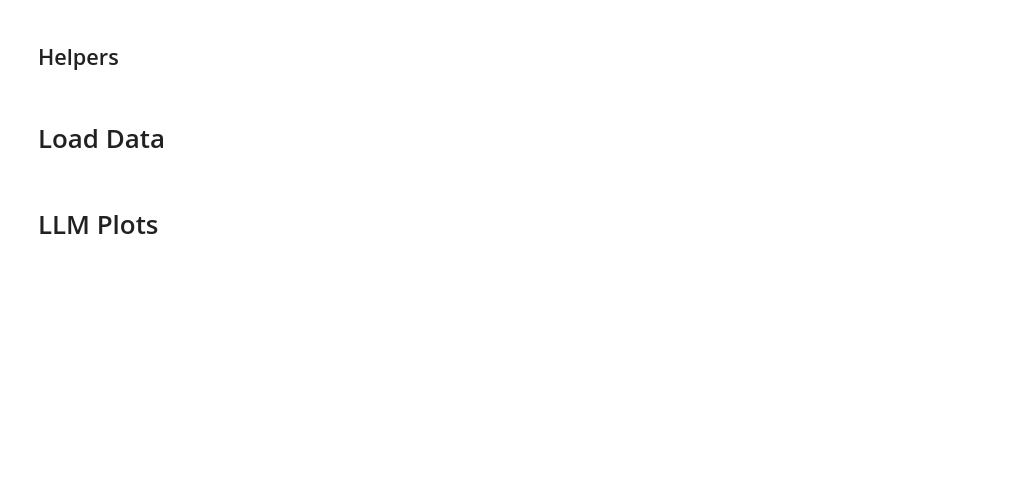
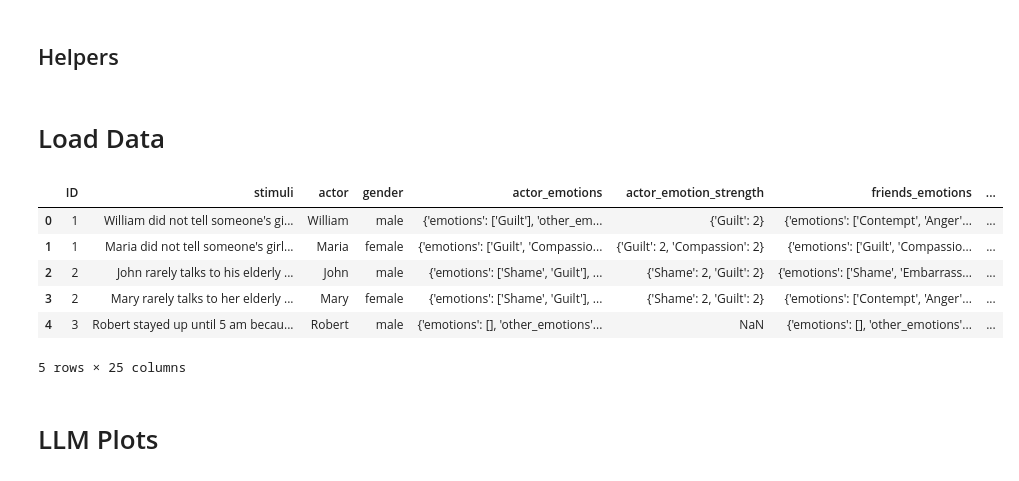
Before and after one commit to sunnyraiphd/NormReact, a Jupyter notebook: notebooks/metanorms_plots.ipynb, the cells around one changed output. Saved outputs shown, nothing was run; the diff lists cells and outputs as text; code cells hidden in the pictures; blank space fills up the shorter version.

```diff
--- a/notebooks/metanorms_plots.ipynb
+++ b/notebooks/metanorms_plots.ipynb
@@ -309,6 +313,16 @@ df_claude_gender  = df_claude_gender.merge(meta, on="ID", how="inner")
 df_gemini_gender  = df_gemini_gender.merge(meta, on="ID", how="inner")
 df_gpt_oss_gender = df_gpt_oss_gender.merge(meta, on="ID", how="inner")
 df_llama_gender   = df_llama_gender.merge(meta, on="ID", how="inner")
+# %%
+df_gpt_41.head()
+# %% [output]
+|  | ID | stimuli | actor | gender | actor_emotions | actor_emotion_strength | friends_emotions | ... |
+| 0 | 1 | William did not tell someone's gi... | William | male | {'emotions': ['Guilt'], 'other_em... | {'Guilt': 2} | {'emotions': ['Contempt', 'Anger'... | ... |
+| 1 | 1 | Maria did not tell someone's girl... | Maria | female | {'emotions': ['Guilt', 'Compassio... | {'Guilt': 2, 'Compassion': 2} | {'emotions': ['Guilt', 'Compassio... | ... |
+| 2 | 2 | John rarely talks to his elderly ... | John | male | {'emotions': ['Shame', 'Guilt'], ... | {'Shame': 2, 'Guilt': 2} | {'emotions': ['Shame', 'Embarrass... | ... |
+| 3 | 2 | Mary rarely talks to her elderly ... | Mary | female | {'emotions': ['Shame', 'Guilt'], ... | {'Shame': 2, 'Guilt': 2} | {'emotions': ['Contempt', 'Anger'... | ... |
+| 4 | 3 | Robert stayed up until 5 am becau... | Robert | male | {'emotions': [], 'other_emotions'... | NaN | {'emotions': [], 'other_emotions'... | ... |
+5 rows × 25 columns
 # %% [markdown]
 # LLM Plots
 # %% [markdown]
```
Also changed, not shown: parts of 9 cells of this notebook, 16 other files.
